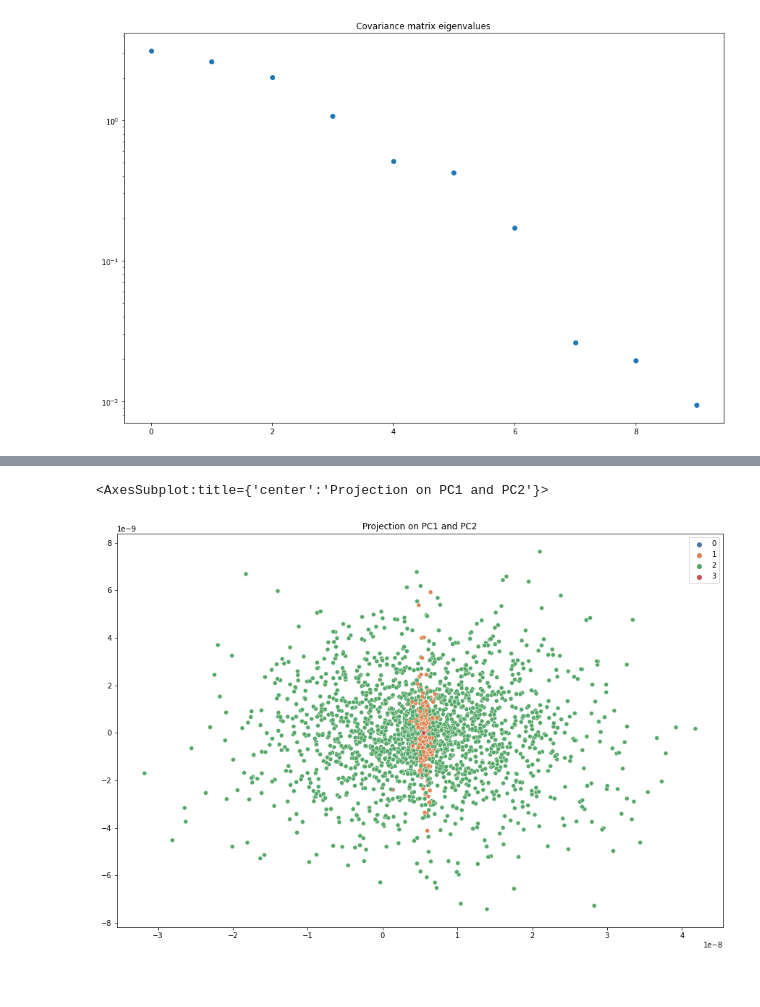
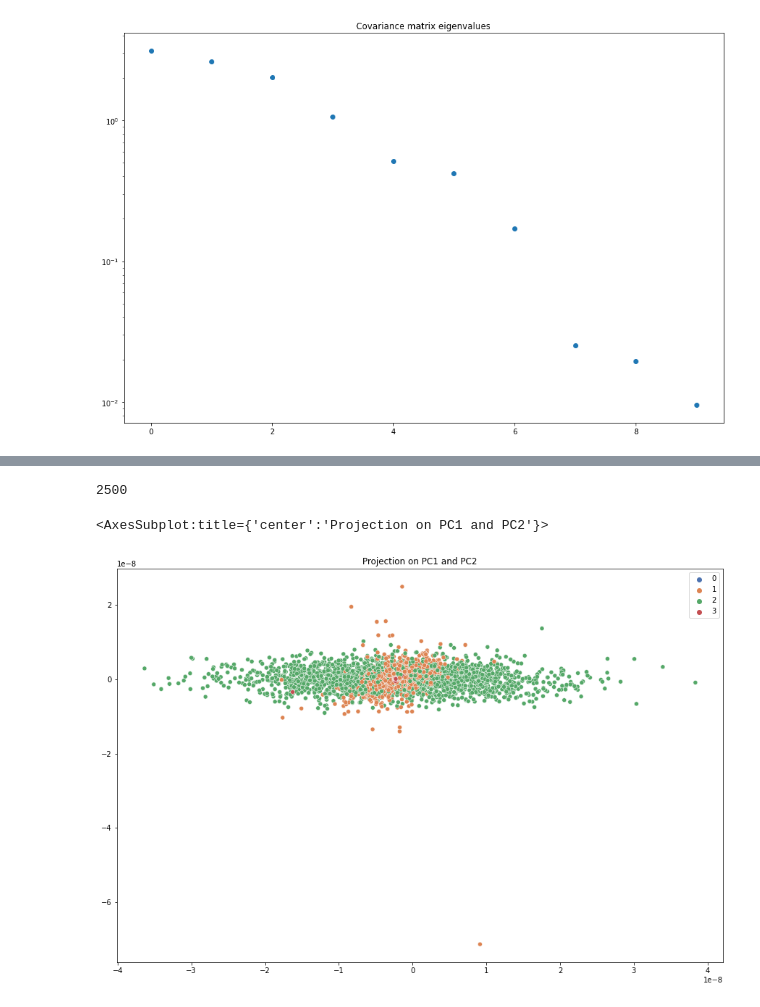
Before and after one commit to lorenzobasile/UnsupervisedLearning, a Jupyter notebook: KernelPCA.ipynb, the cells around one changed output, grey strips where cells are left out. Drawn from its saved outputs; the diff is of its cells as text; code cells hidden in the pictures.

```diff
--- a/KernelPCA.ipynb
+++ b/KernelPCA.ipynb
@@ -62,4 +73,4 @@ d:  10  Accuracy:  0.961
 # %%
-dist=np.sort(distance_matrix(train_data, train_data, p=2))
-fifth_neighbor=dist[:,5]
-width=np.mean(fifth_neighbor)
+dist=distance_matrix(data, data, p=2)
+fifth_neighbor_distance=np.sort(dist)[:,5]
+width=np.mean(fifth_neighbor_distance)
@@ -71,11 +77,15 @@ for i in range(train_size):
+# %%
+K=np.exp(-np.square(dist)/width)
 # %%
-#PCA THROUGH MDS
-
-y, eigvals=MDS(K[:train_size, :train_size], 2)
+y, eigvals=MDS(K, 2)
+# %%
+print(len(np.where(labels==2)[0]))
+# %% [output]
+2500
 # %%
 plt.figure(figsize=(15,10))
 plt.title("Projection on PC1 and PC2")
-sns.scatterplot(x=y[:,0], y=y[:,1], hue=train_labels, palette="deep")
+sns.scatterplot(x=y[:,0], y=y[:,1], hue=labels, palette="deep")
 # %% [output]
 <AxesSubplot:title={'center':'Projection on PC1 and PC2'}>
-[figure, old version]
+[figure, new version]
```
Also changed, not shown: parts of 9 cells of this notebook, 1 other file.
